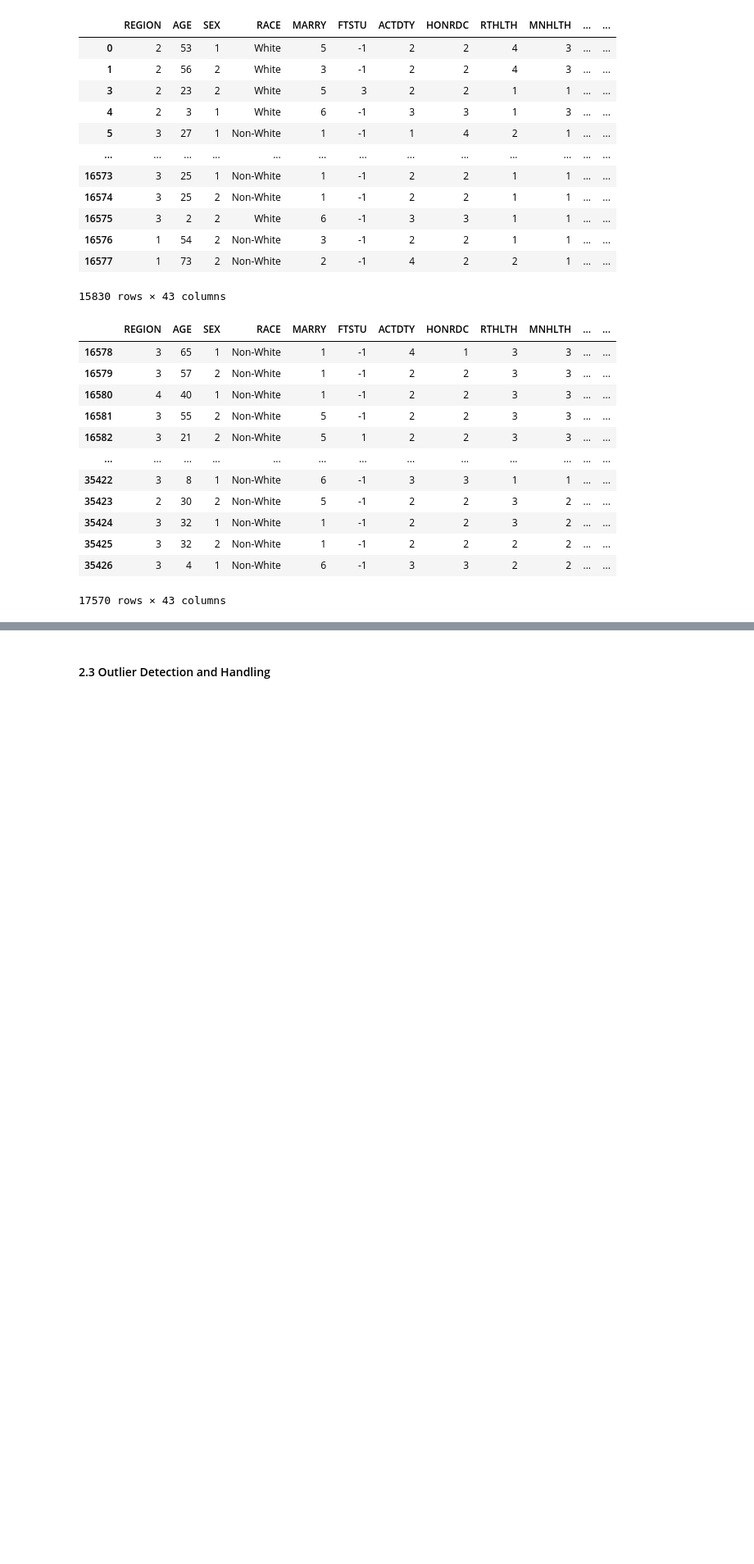
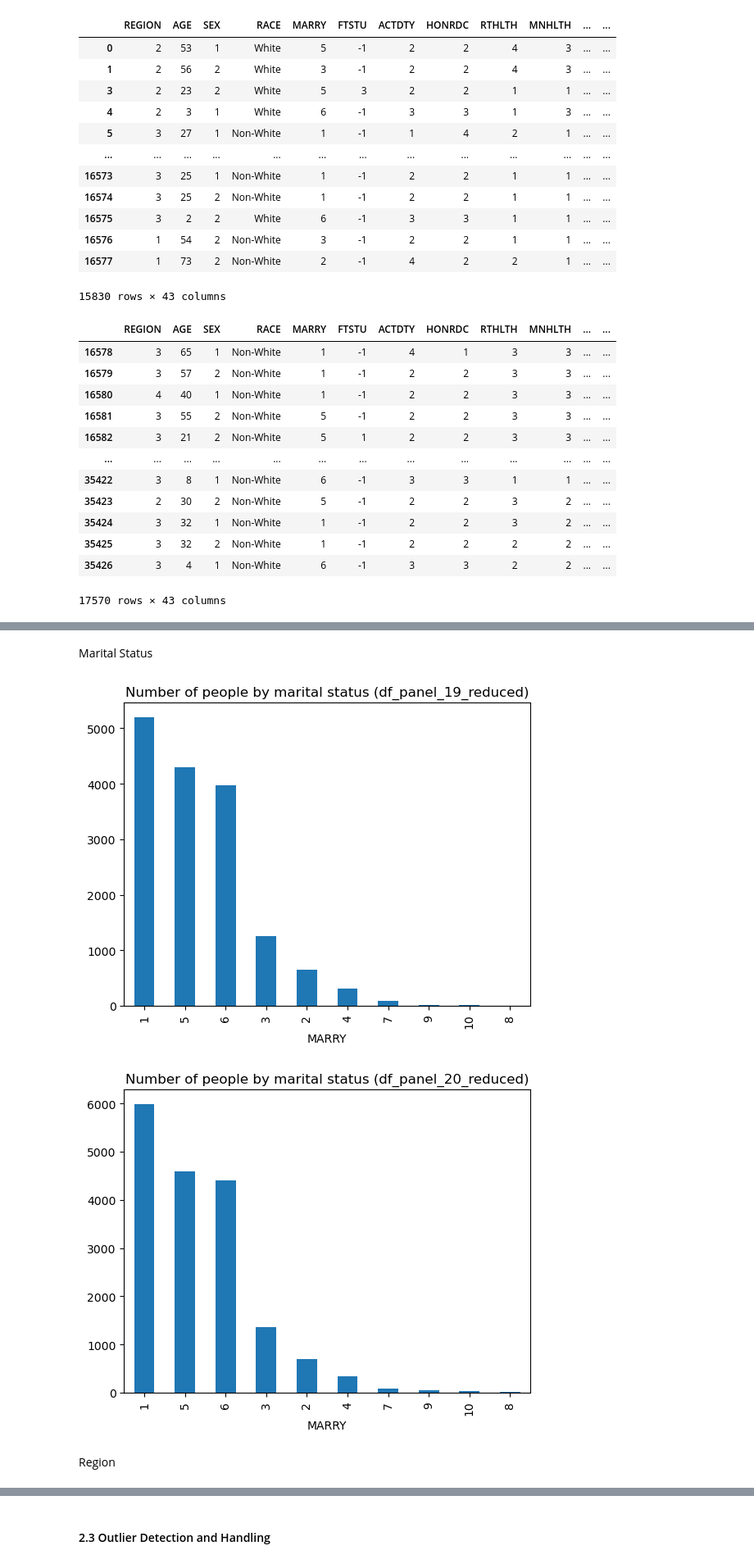
Before and after one commit to christine-deng/DSC180A-Capstone, a Jupyter notebook: replication-project-part-03a.ipynb, the cells around one changed output, grey strips where cells are left out. Shown at 82% size. Saved outputs shown, nothing was run; the diff lists cells and outputs as text; code cells hidden in the pictures; blank space fills up the shorter version.

```diff
--- a/replication-project-part-03a.ipynb
+++ b/replication-project-part-03a.ipynb
@@ -412,0 +438,16 @@ df20_shape = df_panel_20_reduced.shape
+# %% [markdown]
+Marital Status
+# %%
+# Number of people by marital status -- both dataframes show same distribution
+# Most people are married or never married
+df_panel_19_reduced['MARRY'].value_counts().plot(kind='bar')
+plt.title('Number of people by marital status (df_panel_19_reduced)')
+plt.show()
+df_panel_20_reduced['MARRY'].value_counts().plot(kind='bar')
+plt.title('Number of people by marital status (df_panel_20_reduced)')
+plt.show()
+# %% [output]
+[figure, added]
+[figure, added]
+# %% [markdown]
+Region
```
Also changed, not shown: parts of 30 cells of this notebook, 1 other file.
